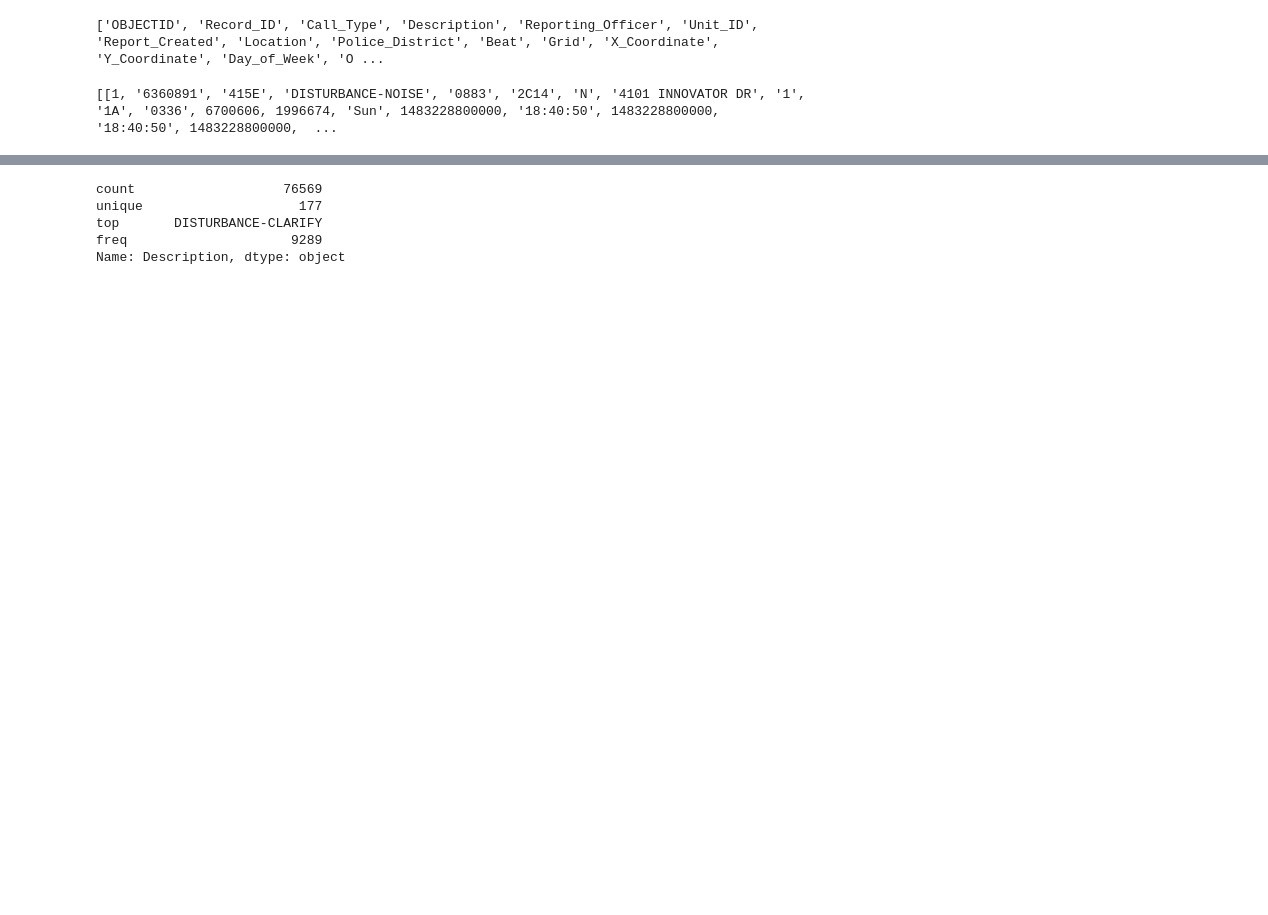
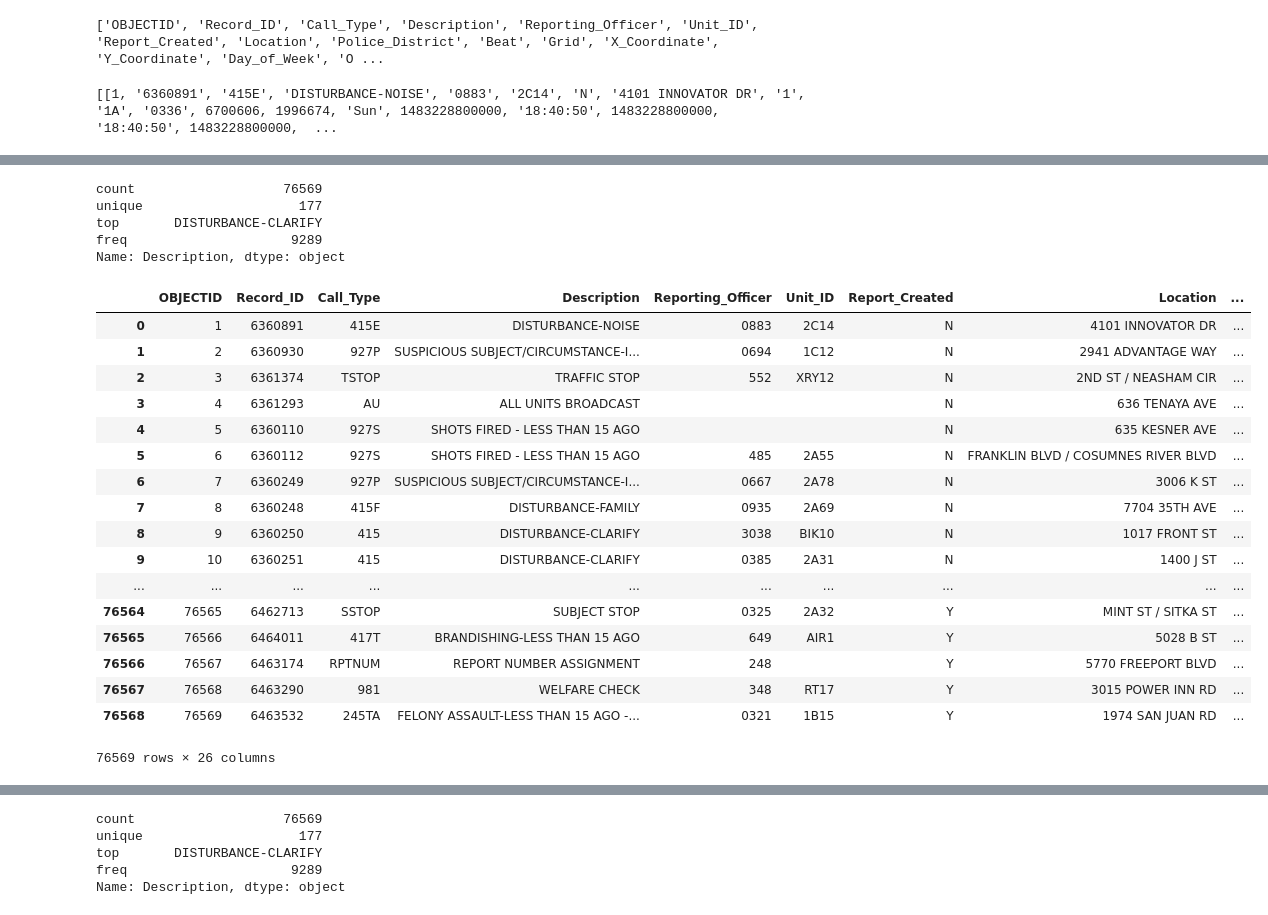
Before and after one commit to daraobeirne/opendata, a Jupyter notebook: OpenDataExample.ipynb, the cells around one changed output, grey strips where cells are left out. Cells and saved outputs as stored; diff of their text form; code cells hidden in the pictures; blank space fills up the shorter version.

```diff
--- a/OpenDataExample.ipynb
+++ b/OpenDataExample.ipynb
@@ -48,0 +38,6 @@ Name: Description, dtype: int64
+# %%
+#building a pandas dataframe called "calls"
+calls = pd.DataFrame.from_records(data, columns=columns)
+
+#returns the counts for each unique value in the "Description" field
+calls['Description'].value_counts()
@@ -48,0 +62,31 @@ Name: Description, dtype: int64
+# %%
+#describe method on the "description" field
+calls['Description'].describe()
+# %% [output]
+count                   76569
+unique                    177
+top       DISTURBANCE-CLARIFY
+freq                     9289
+Name: Description, dtype: object
+# %%
+#using the display() function to view calls dataframe as a table
+display(calls)
+# %% [output]
+|  | OBJECTID | Record_ID | Call_Type | Description | Reporting_Officer | Unit_ID | Report_Created | Location | ... |
+| 0 | 1 | 6360891 | 415E | DISTURBANCE-NOISE | 0883 | 2C14 | N | 4101 INNOVATOR DR | ... |
+| 1 | 2 | 6360930 | 927P | SUSPICIOUS SUBJECT/CIRCUMSTANCE-I... | 0694 | 1C12 | N | 2941 ADVANTAGE WAY | ... |
+| 2 | 3 | 6361374 | TSTOP | TRAFFIC STOP | 552 | XRY12 | N | 2ND ST / NEASHAM CIR | ... |
+| 3 | 4 | 6361293 | AU | ALL UNITS BROADCAST |  |  | N | 636 TENAYA AVE | ... |
+| 4 | 5 | 6360110 | 927S | SHOTS FIRED - LESS THAN 15 AGO |  |  | N | 635 KESNER AVE | ... |
+| 5 | 6 | 6360112 | 927S | SHOTS FIRED - LESS THAN 15 AGO | 485 | 2A55 | N | FRANKLIN BLVD / COSUMNES RIVER BLVD | ... |
+| 6 | 7 | 6360249 | 927P | SUSPICIOUS SUBJECT/CIRCUMSTANCE-I... | 0667 | 2A78 | N | 3006 K ST | ... |
+| 7 | 8 | 6360248 | 415F | DISTURBANCE-FAMILY | 0935 | 2A69 | N | 7704 35TH AVE | ... |
+| 8 | 9 | 6360250 | 415 | DISTURBANCE-CLARIFY | 3038 | BIK10 | N | 1017 FRONT ST | ... |
+| 9 | 10 | 6360251 | 415 | DISTURBANCE-CLARIFY | 0385 | 2A31 | N | 1400 J ST | ... |
+| ... | ... | ... | ... | ... | ... | ... | ... | ... | ... |
+| 76564 | 76565 | 6462713 | SSTOP | SUBJECT STOP | 0325 | 2A32 | Y | MINT ST / SITKA ST | ... |
+| 76565 | 76566 | 6464011 | 417T | BRANDISHING-LESS THAN 15 AGO | 649 | AIR1 | Y | 5028 B ST | ... |
+| 76566 | 76567 | 6463174 | RPTNUM | REPORT NUMBER ASSIGNMENT | 248 |  | Y | 5770 FREEPORT BLVD | ... |
+| 76567 | 76568 | 6463290 | 981 | WELFARE CHECK | 348 | RT17 | Y | 3015 POWER INN RD | ... |
+| 76568 | 76569 | 6463532 | 245TA | FELONY ASSAULT-LESS THAN 15 AGO -... | 0321 | 1B15 | Y | 1974 SAN JUAN RD | ... |
+76569 rows × 26 columns
```
Also changed, not shown: parts of 19 cells of this notebook, 2 other files.
